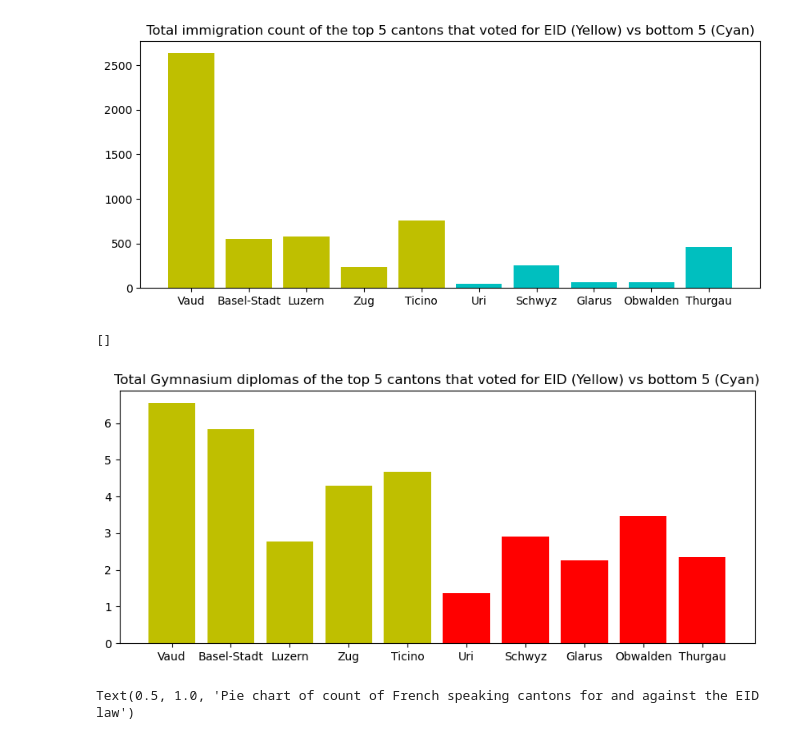
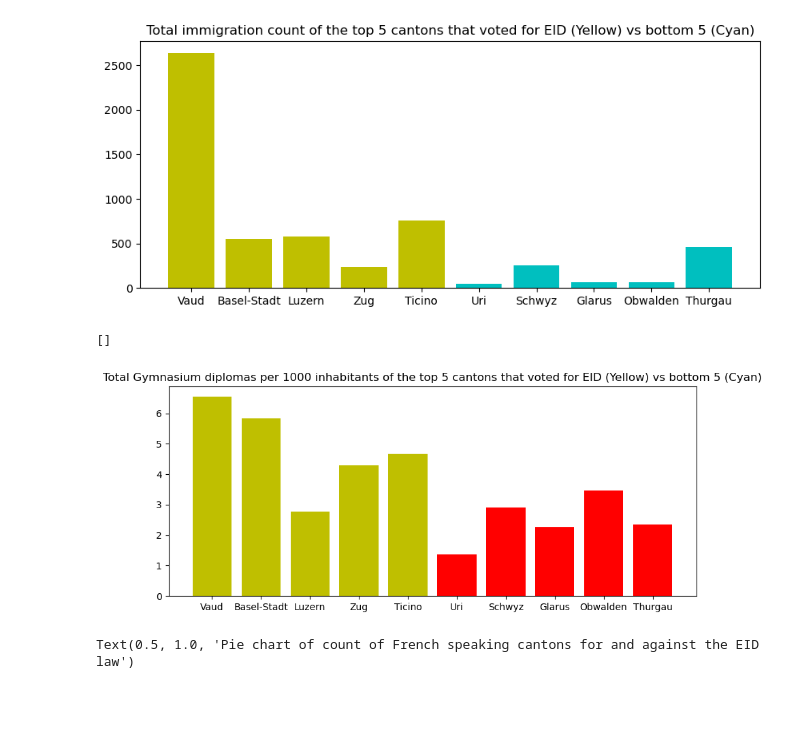
Before and after one commit to Rolph1/Online-privacy-votation-data-analysis, a Jupyter notebook: analysis.ipynb, the cells around one changed output. Drawn from its saved outputs; the diff is of its cells as text; code cells hidden in the pictures; blank space fills up the shorter version.

Commit message:
finished all graphs

```diff
--- a/analysis.ipynb
+++ b/analysis.ipynb
@@ -498,12 +475,12 @@ plt.plot()
 # %%
 fig, ax = plt.subplots(figsize=(10,4))
 plt.bar(top_5_eid["Canton"], top_5_eid["gymnasium_diplomas"], color="y")
 plt.bar(bottom_5_eid["Canton"], pd.to_numeric(bottom_5_eid['gymnasium_diplomas']), color="r")
-plt.title("Total Gymnasium diplomas of the top 5 cantons that voted for EID (Yellow) vs bottom 5 (Cyan)")
+plt.title("Total Gymnasium diplomas per 1000 inhabitants of the top 5 cantons that voted for EID (Yellow) vs bottom 5 (Cyan)")
 plt.plot()
 # %% [output]
 []
-[figure, old version]
+[figure, new version]
 # %%
 data_df.loc[data_df["yes_percentage"] >= 50, "Accepted"] = "Yes"
 data_df.loc[data_df["yes_percentage"] < 50, "Accepted"] = "No"
```
Also changed, not shown: parts of 8 cells of this notebook.
